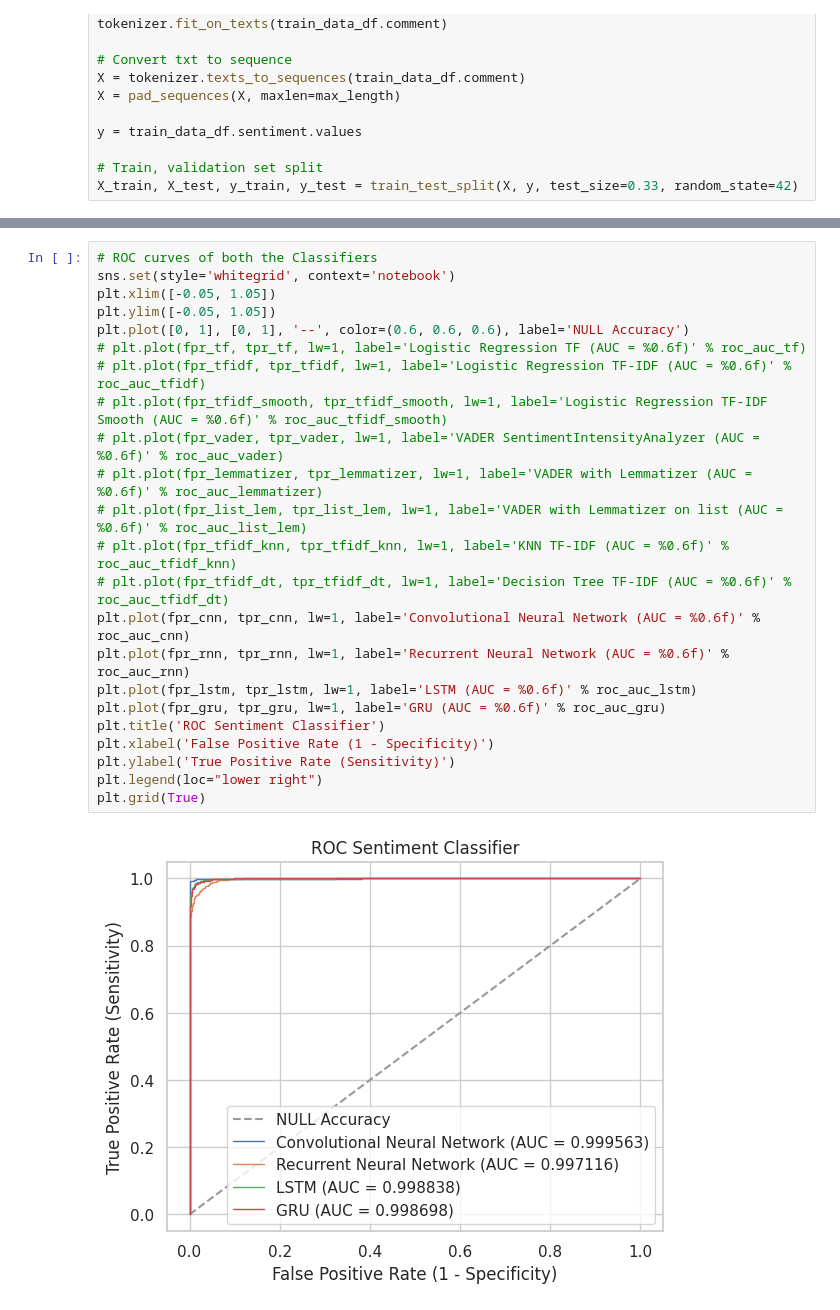
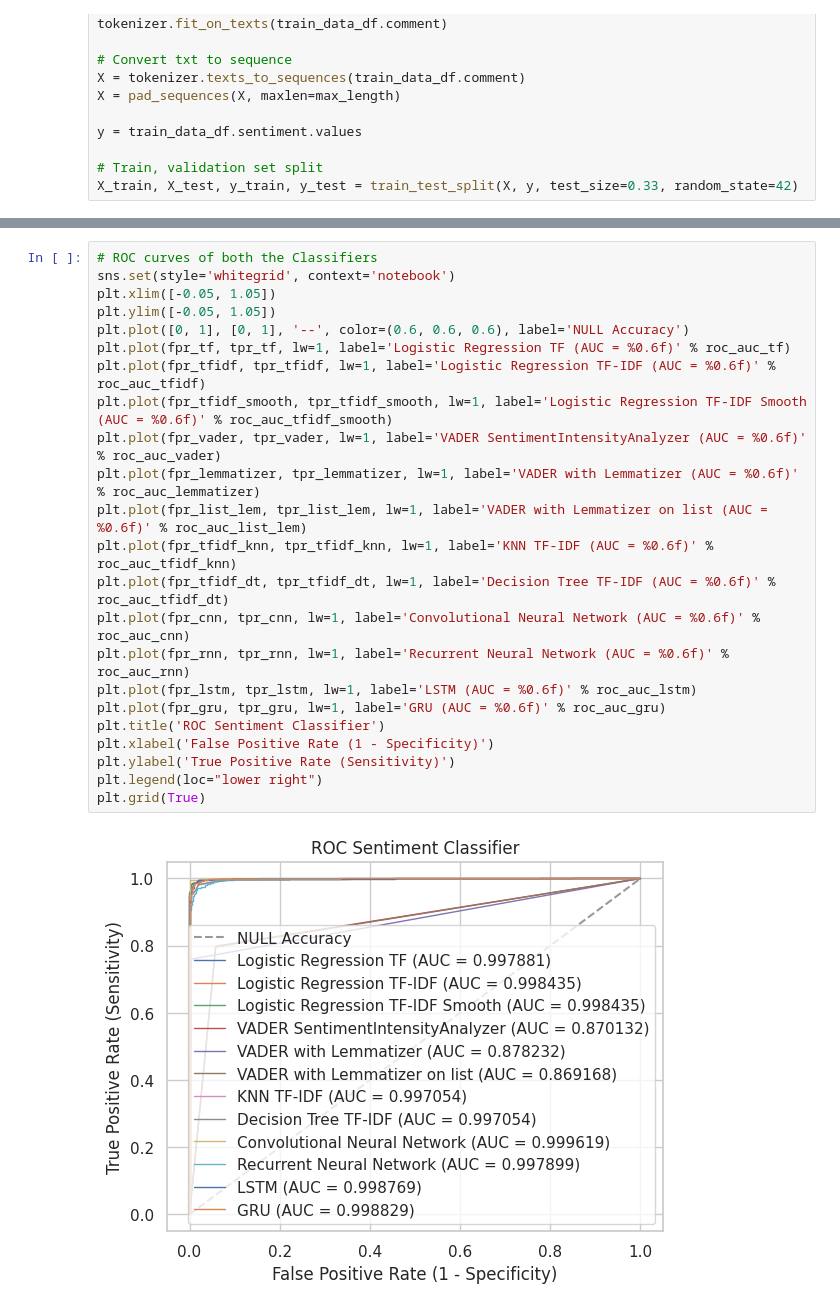
Before and after one commit to agomolka/MAThesisSentimentAnalysis, a Jupyter notebook: Social_Media_Text_Sentiment_Analysis.ipynb, the cells around one changed output, grey strips where cells are left out. Saved outputs shown, nothing was run; the diff lists cells and outputs as text.

Commit message:
ROC curve for all classifiers

```diff
--- a/Social_Media_Text_Sentiment_Analysis.ipynb
+++ b/Social_Media_Text_Sentiment_Analysis.ipynb
@@ -831,25 +811,25 @@ ROC AUC: 0.998698091529015
 # %%
 # ROC curves of both the Classifiers
 sns.set(style='whitegrid', context='notebook')
 plt.xlim([-0.05, 1.05])
 plt.ylim([-0.05, 1.05])
 plt.plot([0, 1], [0, 1], '--', color=(0.6, 0.6, 0.6), label='NULL Accuracy')
-# plt.plot(fpr_tf, tpr_tf, lw=1, label='Logistic Regression TF (AUC = %0.6f)' % roc_auc_tf)
-# plt.plot(fpr_tfidf, tpr_tfidf, lw=1, label='Logistic Regression TF-IDF (AUC = %0.6f)' % roc_auc_tfidf)
-# plt.plot(fpr_tfidf_smooth, tpr_tfidf_smooth, lw=1, label='Logistic Regression TF-IDF Smooth (AUC = %0.6f)' % roc_auc_tfidf_smooth)
-# plt.plot(fpr_vader, tpr_vader, lw=1, label='VADER SentimentIntensityAnalyzer (AUC = %0.6f)' % roc_auc_vader)
-# plt.plot(fpr_lemmatizer, tpr_lemmatizer, lw=1, label='VADER with Lemmatizer (AUC = %0.6f)' % roc_auc_lemmatizer)
-# plt.plot(fpr_list_lem, tpr_list_lem, lw=1, label='VADER with Lemmatizer on list (AUC = %0.6f)' % roc_auc_list_lem)
-# plt.plot(fpr_tfidf_knn, tpr_tfidf_knn, lw=1, label='KNN TF-IDF (AUC = %0.6f)' % roc_auc_tfidf_knn)
-# plt.plot(fpr_tfidf_dt, tpr_tfidf_dt, lw=1, label='Decision Tree TF-IDF (AUC = %0.6f)' % roc_auc_tfidf_dt)
+plt.plot(fpr_tf, tpr_tf, lw=1, label='Logistic Regression TF (AUC = %0.6f)' % roc_auc_tf)
+plt.plot(fpr_tfidf, tpr_tfidf, lw=1, label='Logistic Regression TF-IDF (AUC = %0.6f)' % roc_auc_tfidf)
+plt.plot(fpr_tfidf_smooth, tpr_tfidf_smooth, lw=1, label='Logistic Regression TF-IDF Smooth (AUC = %0.6f)' % roc_auc_tfidf_smooth)
+plt.plot(fpr_vader, tpr_vader, lw=1, label='VADER SentimentIntensityAnalyzer (AUC = %0.6f)' % roc_auc_vader)
+plt.plot(fpr_lemmatizer, tpr_lemmatizer, lw=1, label='VADER with Lemmatizer (AUC = %0.6f)' % roc_auc_lemmatizer)
+plt.plot(fpr_list_lem, tpr_list_lem, lw=1, label='VADER with Lemmatizer on list (AUC = %0.6f)' % roc_auc_list_lem)
+plt.plot(fpr_tfidf_knn, tpr_tfidf_knn, lw=1, label='KNN TF-IDF (AUC = %0.6f)' % roc_auc_tfidf_knn)
+plt.plot(fpr_tfidf_dt, tpr_tfidf_dt, lw=1, label='Decision Tree TF-IDF (AUC = %0.6f)' % roc_auc_tfidf_dt)
 plt.plot(fpr_cnn, tpr_cnn, lw=1, label='Convolutional Neural Network (AUC = %0.6f)' % roc_auc_cnn)
 plt.plot(fpr_rnn, tpr_rnn, lw=1, label='Recurrent Neural Network (AUC = %0.6f)' % roc_auc_rnn)
 plt.plot(fpr_lstm, tpr_lstm, lw=1, label='LSTM (AUC = %0.6f)' % roc_auc_lstm)
 plt.plot(fpr_gru, tpr_gru, lw=1, label='GRU (AUC = %0.6f)' % roc_auc_gru)
 plt.title('ROC Sentiment Classifier')
 plt.xlabel('False Positive Rate (1 - Specificity)')
 plt.ylabel('True Positive Rate (Sensitivity)')
 plt.legend(loc="lower right")
 plt.grid(True)
 # %% [output]
-[figure, old version]
+[figure, new version]
```
Also changed, not shown: parts of 32 cells of this notebook.
